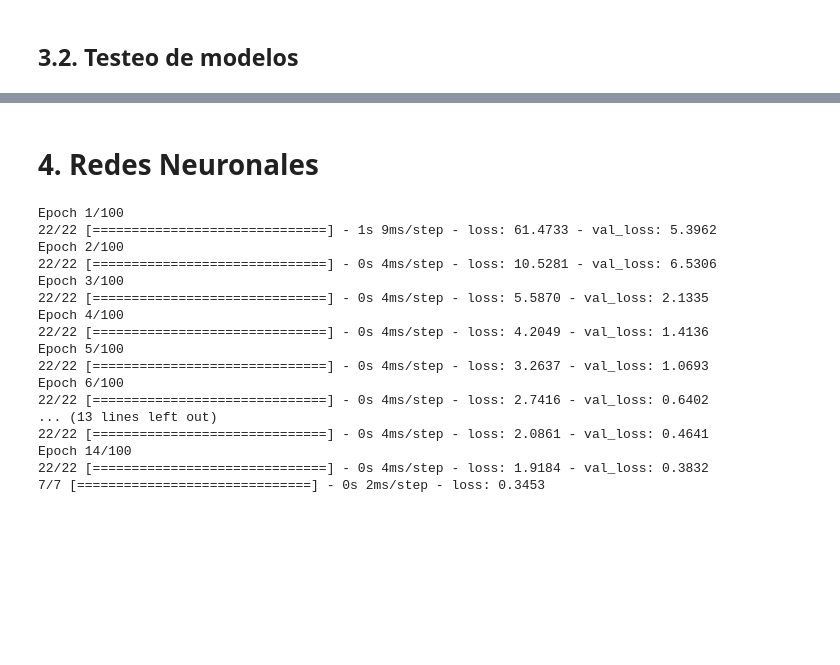
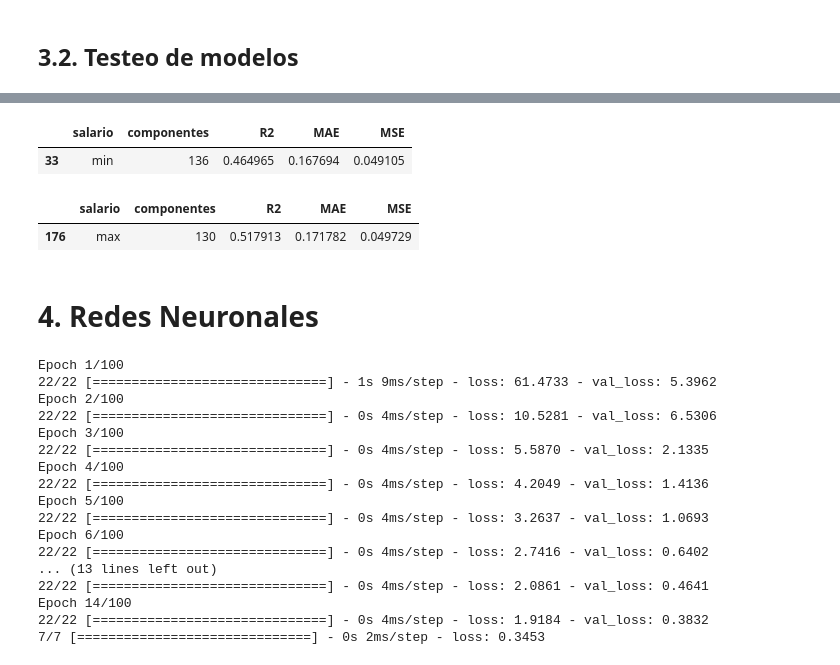
Before and after one commit to UrkoRegueiro/IT_Job_Spain_Project, a Jupyter notebook: Modelos/salary_prediction.ipynb, the cells around one changed output, grey strips where cells are left out. Drawn from its saved outputs; the diff is of its cells as text; code cells hidden in the pictures; blank space fills up the shorter version.

```diff
--- a/Modelos/salary_prediction.ipynb
+++ b/Modelos/salary_prediction.ipynb
@@ -455,3 +383,51 @@ Name: 38, dtype: object
+# %%
+def pca_tester(salarios, modelos_svr, X_sal, y_sal):
+    resultados_PCA = []
+
+    for salario, modelo_svr, X, y in zip(salarios, modelos_svr, X_sal, y_sal):
+
+        resultados = []
+        for componentes in range(2, X.shape[1]):
+
+            pca = PCA(componentes, random_state=42)
+            X_pca = pca.fit_transform(X)
+            X_train, X_test, y_train, y_test = train_test_split(X_pca, y, test_size = 0.2, random_state=42)
+
+            modelo_svr.fit(X_train, y_train)
+            y_pred = modelo_svr.predict(X_test)
+
+            # Métricas:
+            r2 = r2_score(y_test, y_pred)
+            MAE = mean_absolute_error(y_test, y_pred)
+            MSE = mean_squared_error(y_test, y_pred)
+
+            if r2 > 0.46:
+                resultados.append([salario, componentes, r2, MAE, MSE])
+
+        resultados_PCA.extend(resultados)
+
+    df_resultados_PCA = pd.DataFrame(resultados_PCA, columns= ["salario", "componentes", "R2", "MAE", "MSE"])
+    return df_resultados_PCA
+# %%
+modelo_svr_min = load('salario_min_svr.pkl')
+modelo_svr_max = load('salario_max_svr.pkl')
+# %%
+salarios = ["min", "max"]
+modelos_svr = [modelo_svr_min, modelo_svr_max]
+X = [X_min, X_max]
+y = [y_min, y_max]
+# %%
+df_resultados_PCA = pca_tester(salarios, modelos_svr, X, y)
+# %%
+df_resultados_PCA[df_resultados_PCA["salario"] == "min"].sort_values(by= "R2", ascending= False).head(1)
+# %% [output]
+|  | salario | componentes | R2 | MAE | MSE |
+| 33 | min | 136 | 0.464965 | 0.167694 | 0.049105 |
+# %%
+df_resultados_PCA[df_resultados_PCA["salario"] == "max"].sort_values(by= "R2", ascending= False).head(1)
+# %% [output]
+|  | salario | componentes | R2 | MAE | MSE |
+| 176 | max | 130 | 0.517913 | 0.171782 | 0.049729 |
 # %% [markdown]
 # 4. Redes Neuronales
 # %%
```
Also changed, not shown: parts of 39 cells of this notebook, 6 other files.
